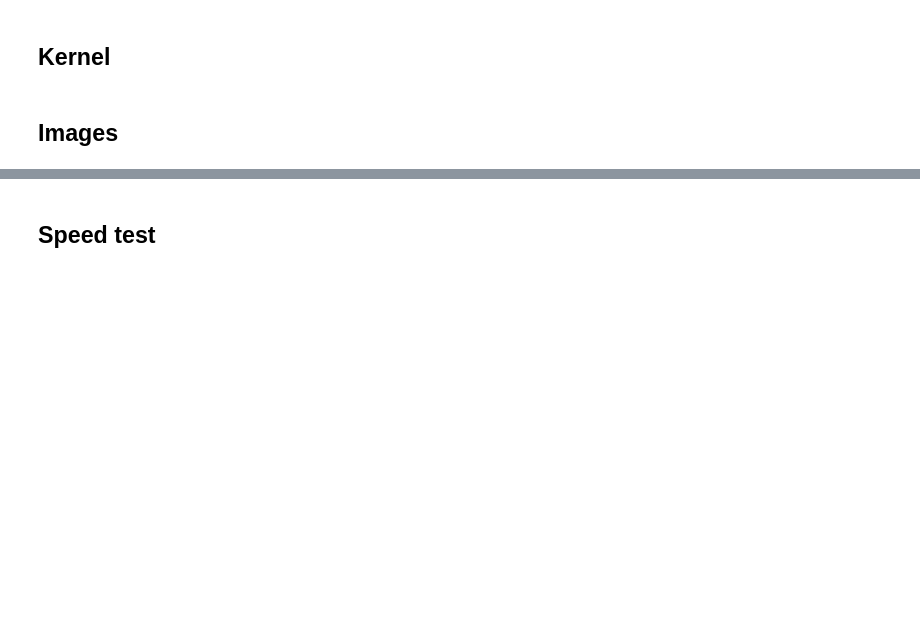
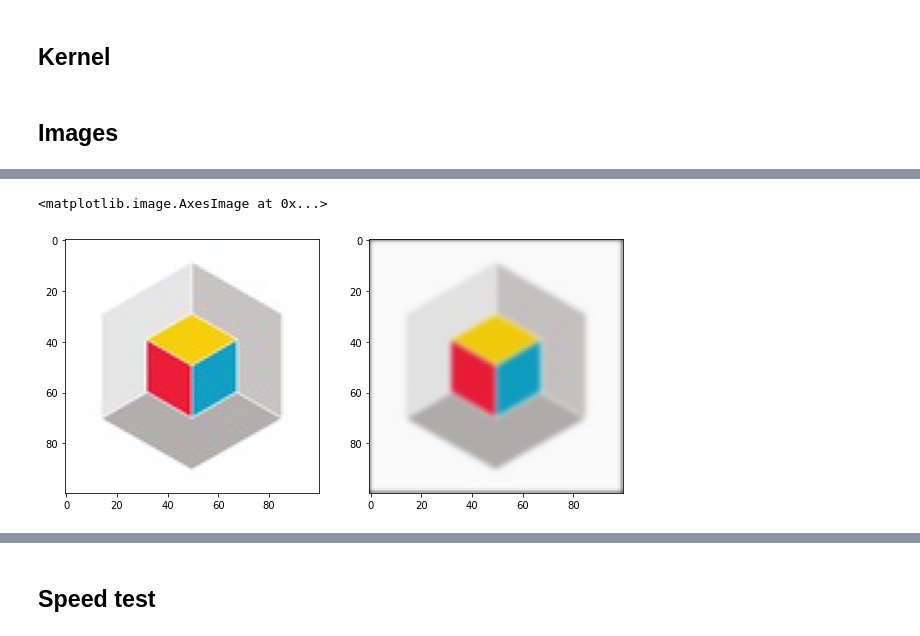
Before and after one commit to CaBuHoB/High-Performance-Python-Lab, a Jupyter notebook: Tasks/Task_13.ipynb, the cells around one changed output, grey strips where cells are left out. Saved outputs shown, nothing was run; the diff lists cells and outputs as text; code cells hidden in the pictures; blank space fills up the shorter version.

```diff
--- a/Tasks/Task_13.ipynb
+++ b/Tasks/Task_13.ipynb
@@ -56,0 +61,10 @@ for i, im in enumerate(images):
+# %%
+im = Image.open('images/task_13/3.jpg')
+plt.figure(figsize=(10, 8))
+plt.subplot(1, 2, 1)
+plt.imshow(im)
+plt.subplot(1, 2, 2)
+plt.imshow(blur_np(np.array(im), kernel))
+# %% [output]
+<matplotlib.image.AxesImage at 0x...>
+[figure, added]
```
Also changed, not shown: parts of 6 cells of this notebook.
